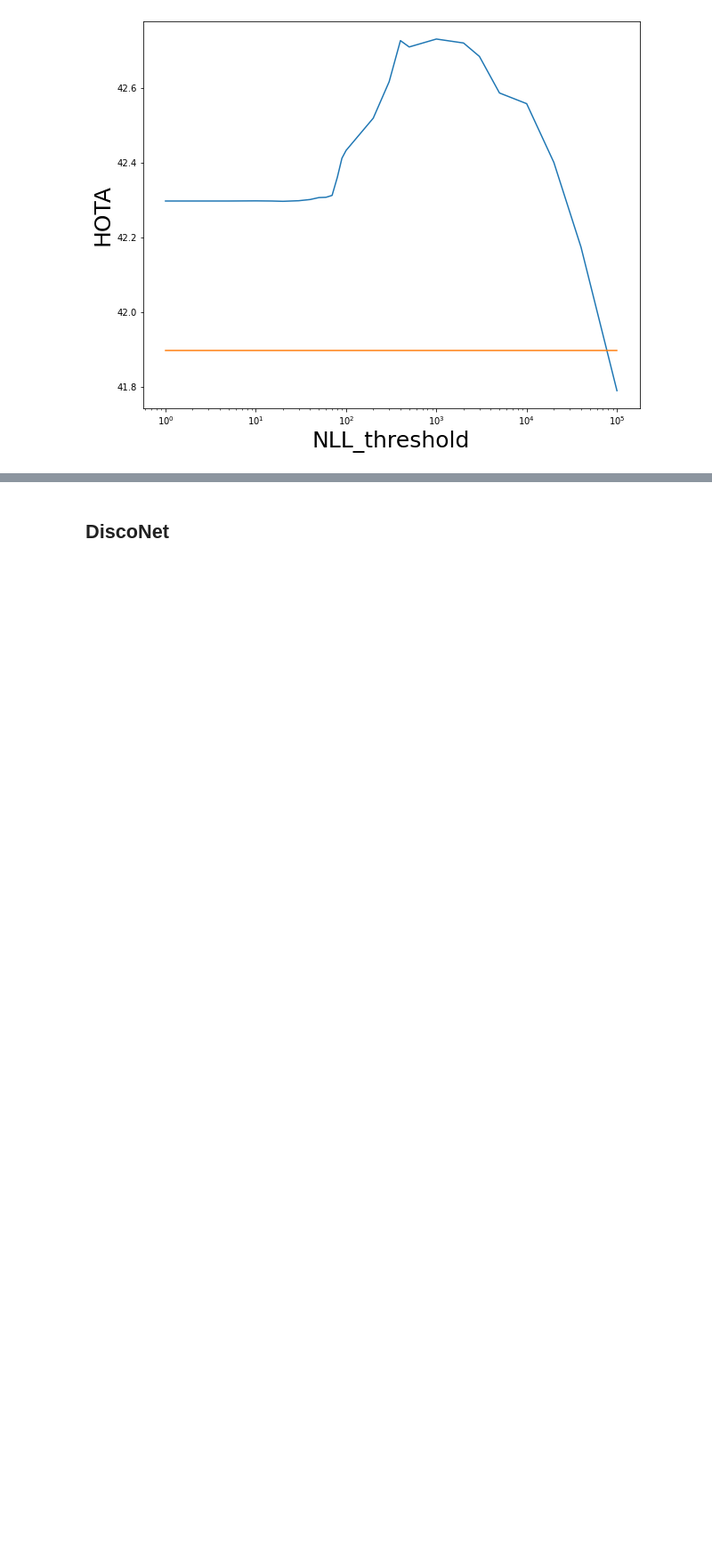
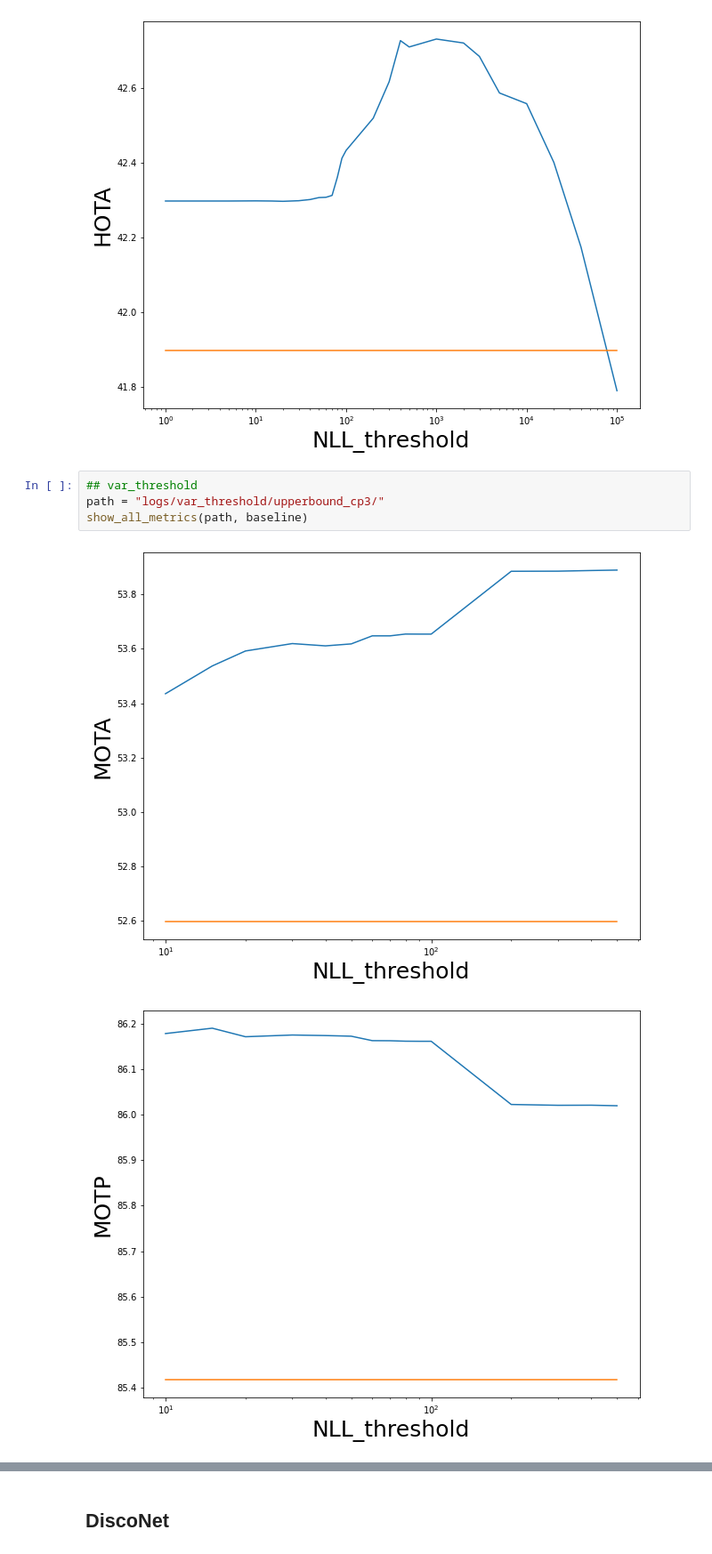
Before and after one commit to susanbao/coperception_mod, a Jupyter notebook: tools/track/analysis_uq.ipynb, the cells around one changed output, grey strips where cells are left out. Shown at 89% size. Cells and saved outputs as stored; diff of their text form; blank space fills up the shorter version.

Commit message:
try var_threshold idea, but not work

```diff
--- a/tools/track/analysis_uq.ipynb
+++ b/tools/track/analysis_uq.ipynb
@@ -98,3 +98,10 @@ show_all_metrics(path, baseline)
 [figure]
 [figure]
 [figure]
+# %%
+## var_threshold
+path = "logs/var_threshold/upperbound_cp3/"
+show_all_metrics(path, baseline)
+# %% [output]
+[figure, added]
+[figure, added]
```
Also changed, not shown: parts of 1 cell of this notebook, 5 other files.
